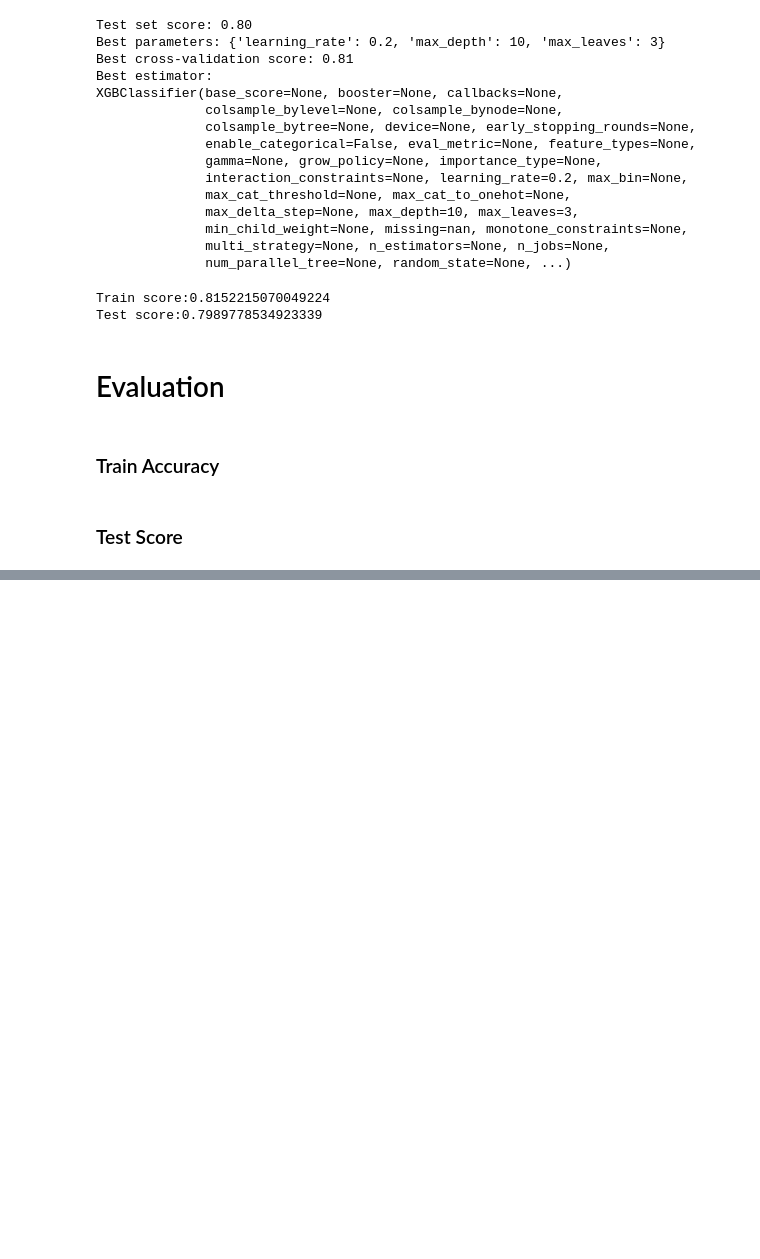
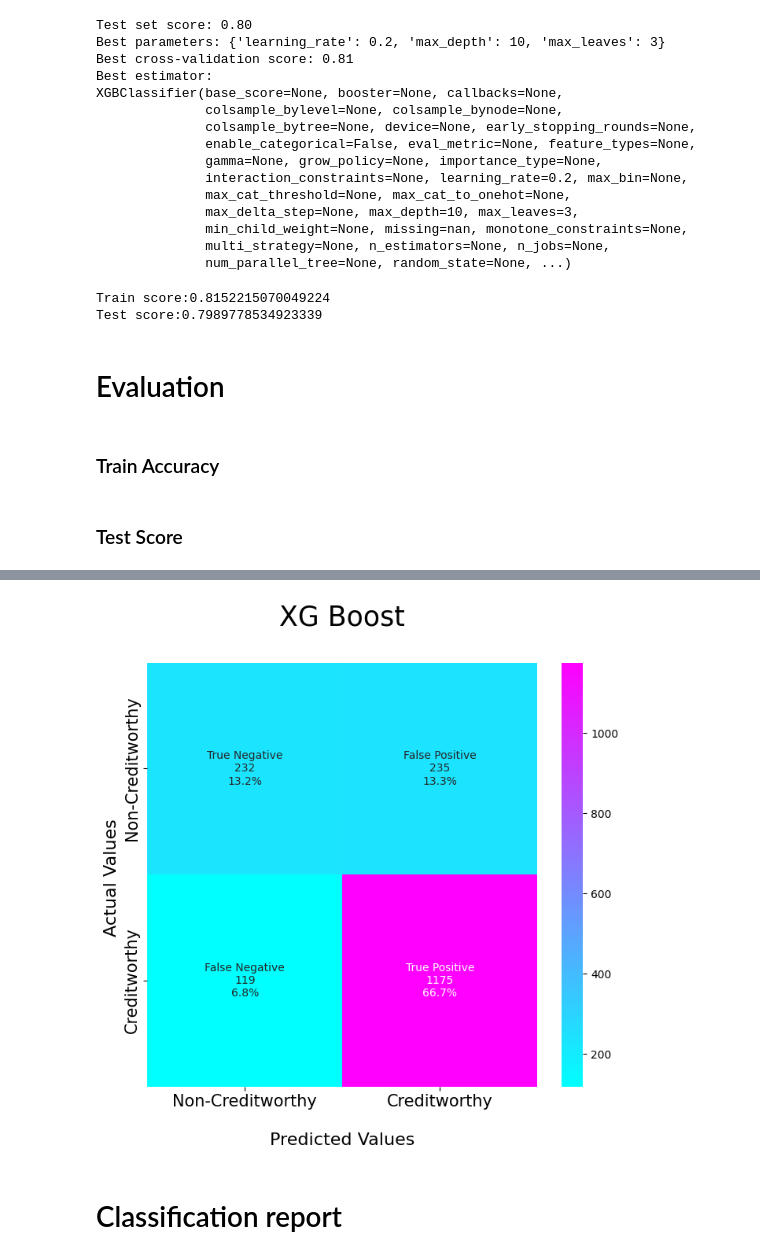
Before and after one commit to jaynaHalai/Telco_customer_churn, a Jupyter notebook: customer_churn_telco.ipynb, the cells around one changed output, grey strips where cells are left out. Cells and saved outputs as stored; diff of their text form; code cells hidden in the pictures; blank space fills up the shorter version.

```diff
--- a/customer_churn_telco.ipynb
+++ b/customer_churn_telco.ipynb
@@ -778,0 +709,6 @@ weighted avg       0.79      0.80      0.79      1761
+# %%
+plot_metric(xgb_matrix,'XG Boost','cool')
+# %% [output]
+[figure, added]
+# %% [markdown]
+# Classification report
```
Also changed, not shown: parts of 49 cells of this notebook.
